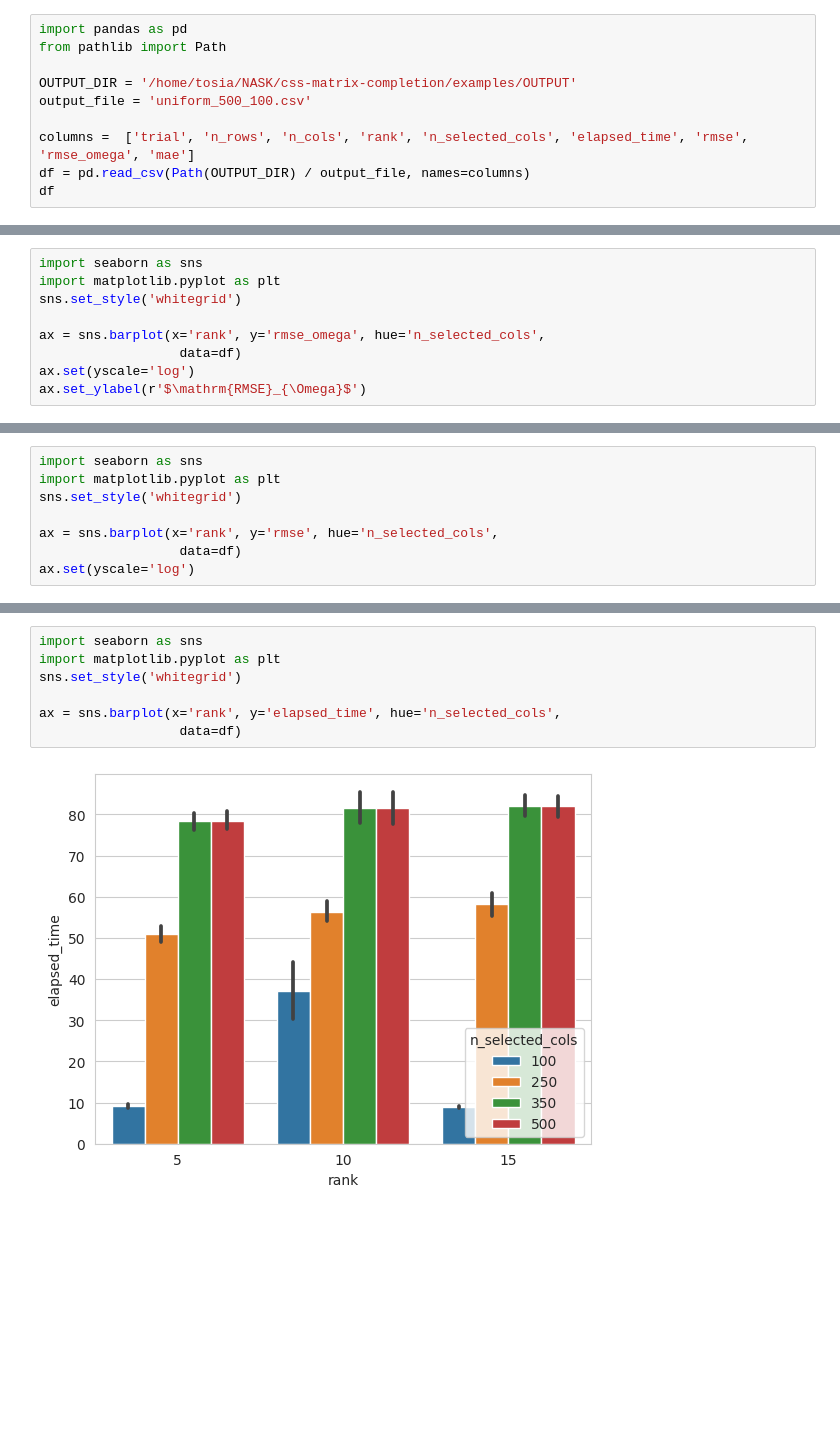
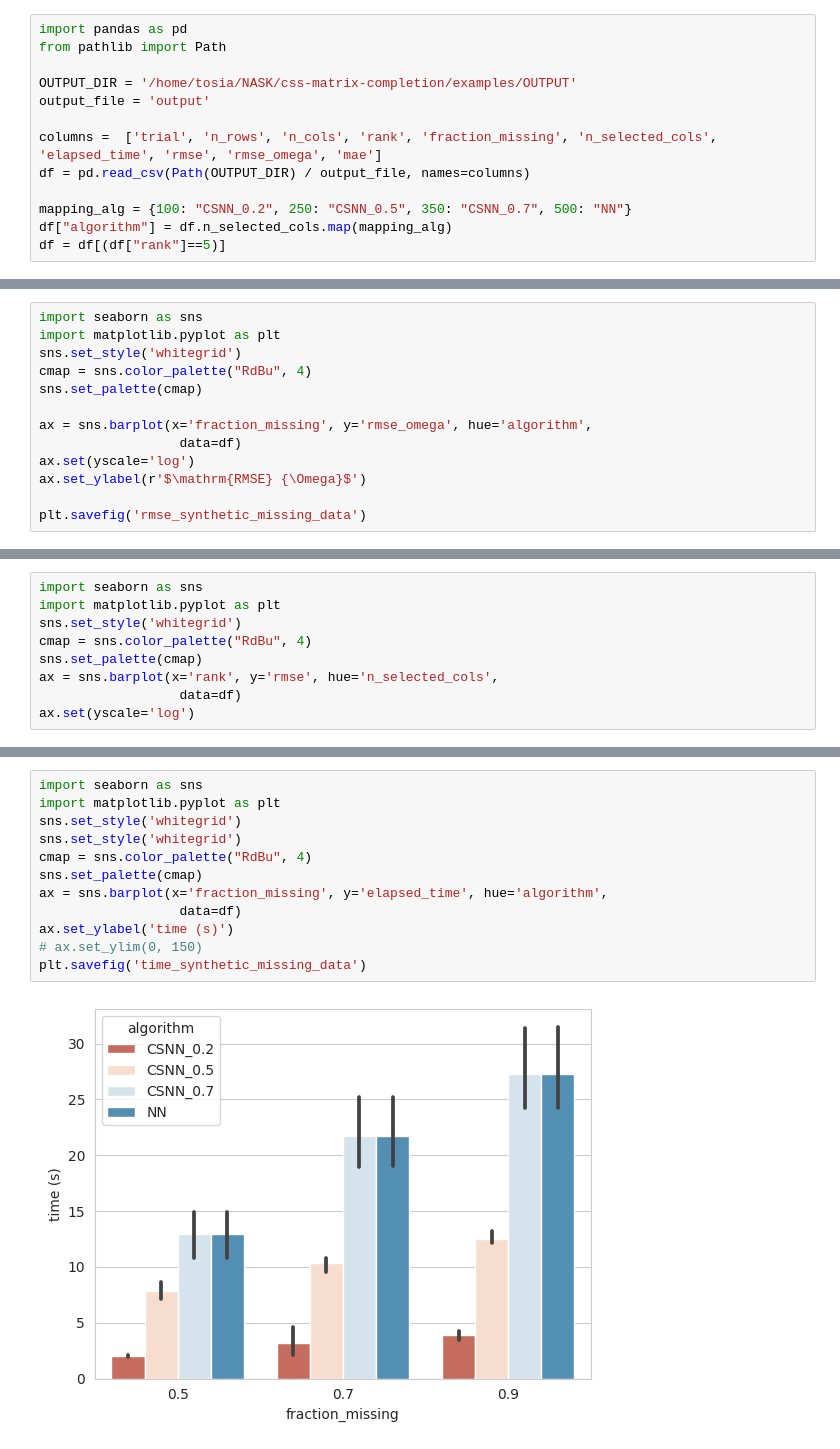
Before and after one commit to akrajewska/css-matrix-completion, a Jupyter notebook: examples/draw.ipynb, the cells around one changed output, grey strips where cells are left out. Drawn from its saved outputs; the diff is of its cells as text; blank space fills up the shorter version.

```diff
--- a/examples/draw.ipynb
+++ b/examples/draw.ipynb
@@ -3,8 +3,11 @@ import pandas as pd
 from pathlib import Path
 
 OUTPUT_DIR = '/home/tosia/NASK/css-matrix-completion/examples/OUTPUT'
-output_file = 'uniform_500_100.csv'
+output_file = 'output'
 
-columns =  ['trial', 'n_rows', 'n_cols', 'rank', 'n_selected_cols', 'elapsed_time', 'rmse', 'rmse_omega', 'mae']
+columns =  ['trial', 'n_rows', 'n_cols', 'rank', 'fraction_missing', 'n_selected_cols', 'elapsed_time', 'rmse', 'rmse_omega', 'mae']
 df = pd.read_csv(Path(OUTPUT_DIR) / output_file, names=columns)
-df
+
+mapping_alg = {100: "CSNN_0.2", 250: "CSNN_0.5", 350: "CSNN_0.7", 500: "NN"}
+df["algorithm"] = df.n_selected_cols.map(mapping_alg)
+df = df[(df["rank"]==5)]
@@ -26,9 +15,13 @@ df
 import seaborn as sns
 import matplotlib.pyplot as plt
 sns.set_style('whitegrid')
+cmap = sns.color_palette("RdBu", 4)
+sns.set_palette(cmap)
 
-ax = sns.barplot(x='rank', y='rmse_omega', hue='n_selected_cols',
+ax = sns.barplot(x='fraction_missing', y='rmse_omega', hue='algorithm',
                   data=df)
 ax.set(yscale='log')
-ax.set_ylabel(r'$\mathrm{RMSE}_{\Omega}$')
+ax.set_ylabel(r'$\mathrm{RMSE} {\Omega}$')
+
+plt.savefig('rmse_synthetic_missing_data')
 # %% [output]
@@ -38,7 +30,8 @@ Text(0, 0.5, '$\\mathrm{RMSE}_{\\Omega}$')
 import seaborn as sns
 import matplotlib.pyplot as plt
 sns.set_style('whitegrid')
-
+cmap = sns.color_palette("RdBu", 4)
+sns.set_palette(cmap)
 ax = sns.barplot(x='rank', y='rmse', hue='n_selected_cols',
                   data=df)
 ax.set(yscale='log')
@@ -48,9 +40,14 @@ ax.set(yscale='log')
 # %%
 import seaborn as sns
 import matplotlib.pyplot as plt
 sns.set_style('whitegrid')
-
-ax = sns.barplot(x='rank', y='elapsed_time', hue='n_selected_cols',
+sns.set_style('whitegrid')
+cmap = sns.color_palette("RdBu", 4)
+sns.set_palette(cmap)
+ax = sns.barplot(x='fraction_missing', y='elapsed_time', hue='algorithm',
                   data=df)
+ax.set_ylabel('time (s)')
+# ax.set_ylim(0, 150)
+plt.savefig('time_synthetic_missing_data')
 # %% [output]
-[figure, old version]
+[figure, new version]
```
Also changed, not shown: parts of 3 cells of this notebook, 25 other files.
